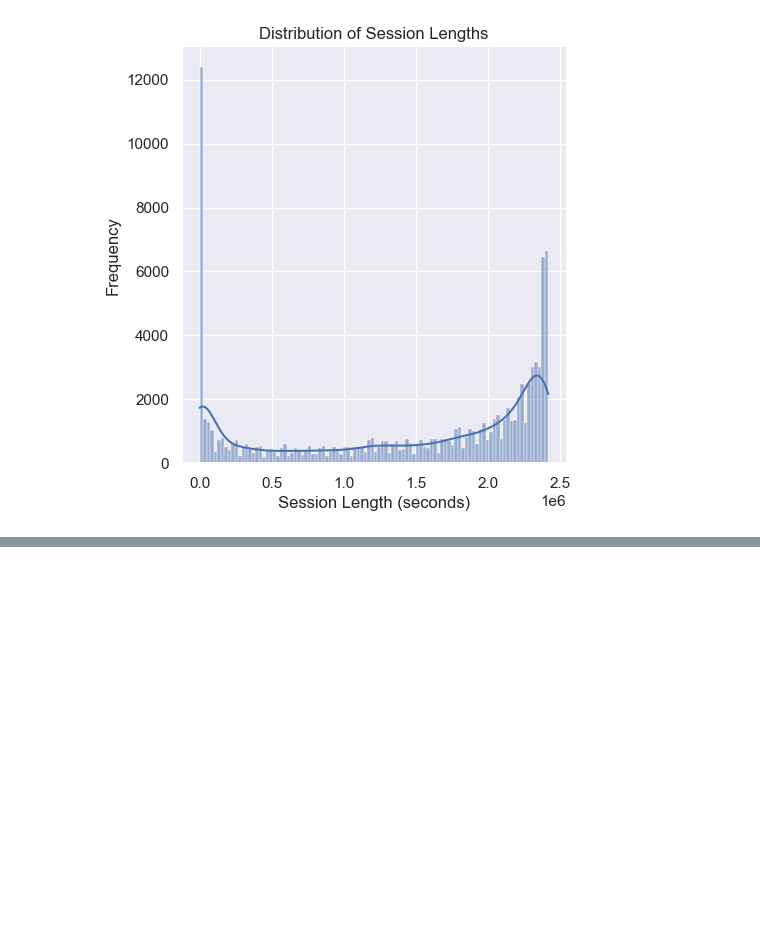
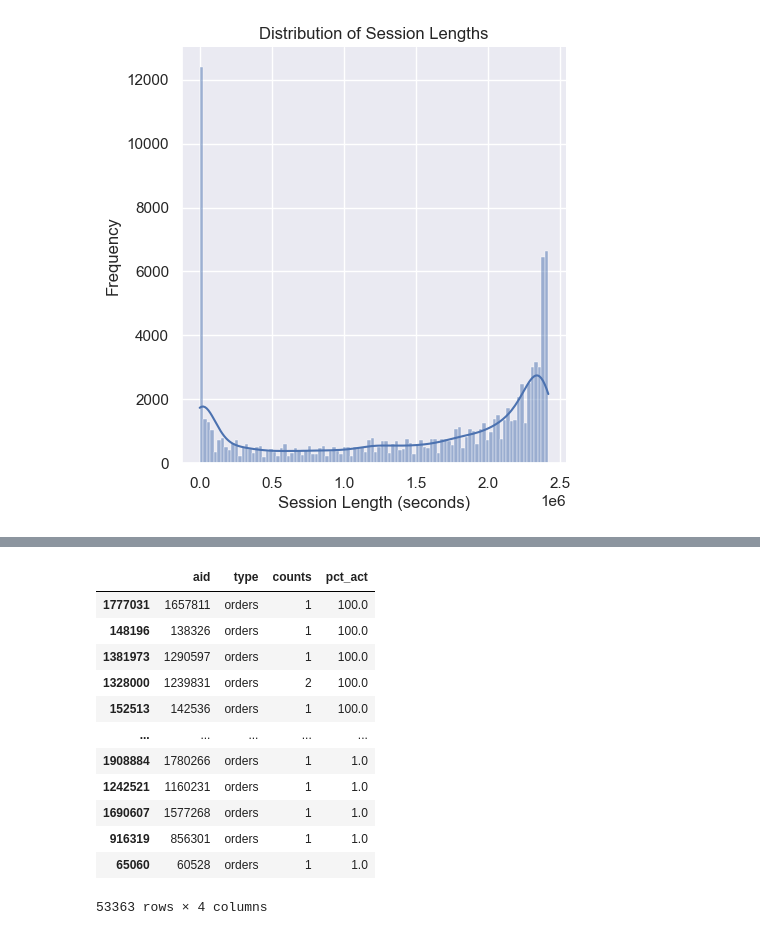
Before and after one commit to axa99/ottp-multi-recs, a Jupyter notebook: ottp-eda_12_05_2022.ipynb, the cells around one changed output, grey strips where cells are left out. Cells and saved outputs as stored; diff of their text form; code cells hidden in the pictures; blank space fills up the shorter version.

```diff
--- a/ottp-eda_12_05_2022.ipynb
+++ b/ottp-eda_12_05_2022.ipynb
@@ -355,0 +340,16 @@ Name: type, dtype: int64
+# %%
+orders_pct_action
+# %% [output]
+|  | aid | type | counts | pct_act |
+| 1777031 | 1657811 | orders | 1 | 100.0 |
+| 148196 | 138326 | orders | 1 | 100.0 |
+| 1381973 | 1290597 | orders | 1 | 100.0 |
+| 1328000 | 1239831 | orders | 2 | 100.0 |
+| 152513 | 142536 | orders | 1 | 100.0 |
+| ... | ... | ... | ... | ... |
+| 1908884 | 1780266 | orders | 1 | 1.0 |
+| 1242521 | 1160231 | orders | 1 | 1.0 |
+| 1690607 | 1577268 | orders | 1 | 1.0 |
+| 916319 | 856301 | orders | 1 | 1.0 |
+| 65060 | 60528 | orders | 1 | 1.0 |
+53363 rows × 4 columns
```
Also changed, not shown: parts of 8 cells of this notebook.
